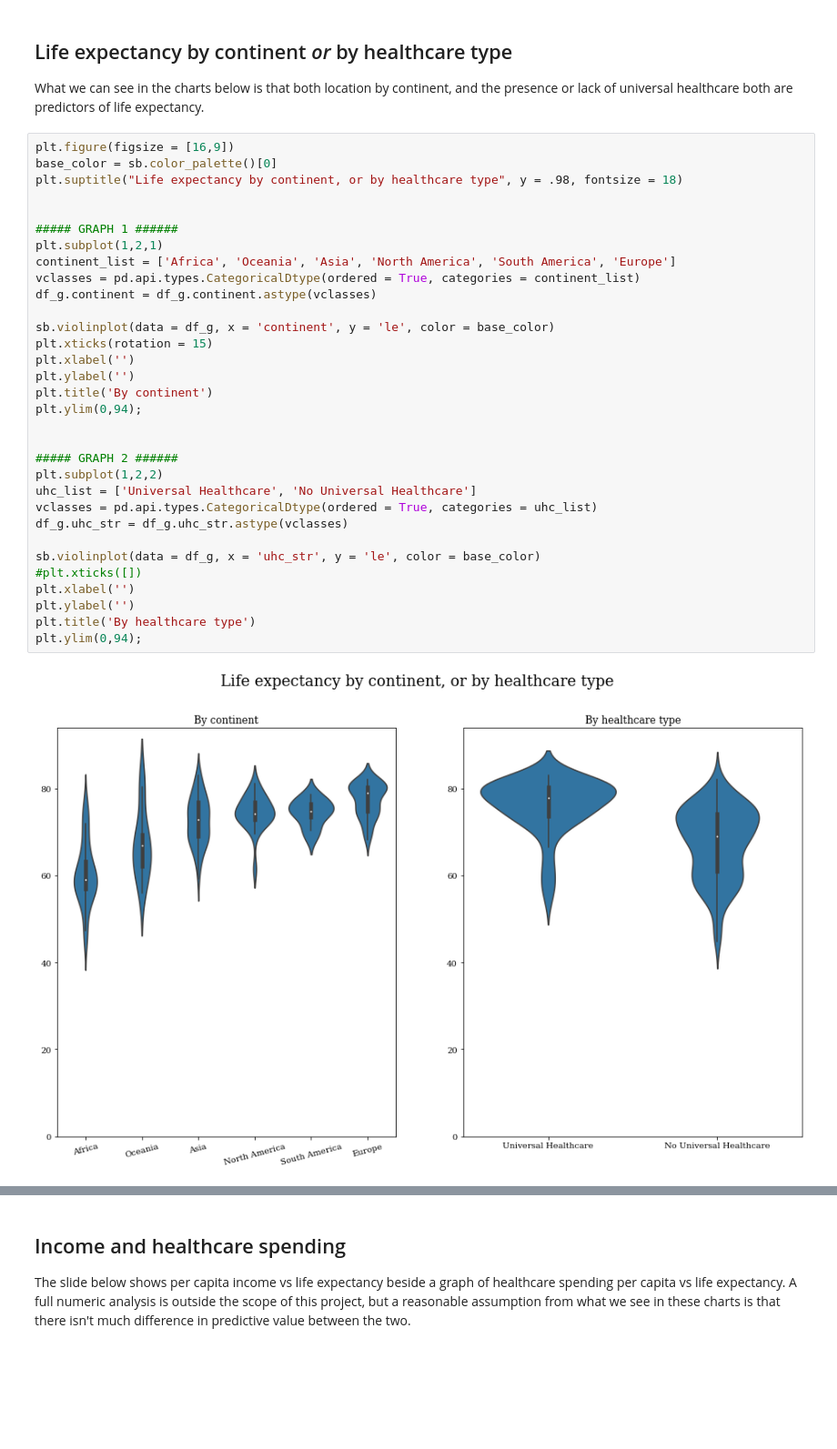
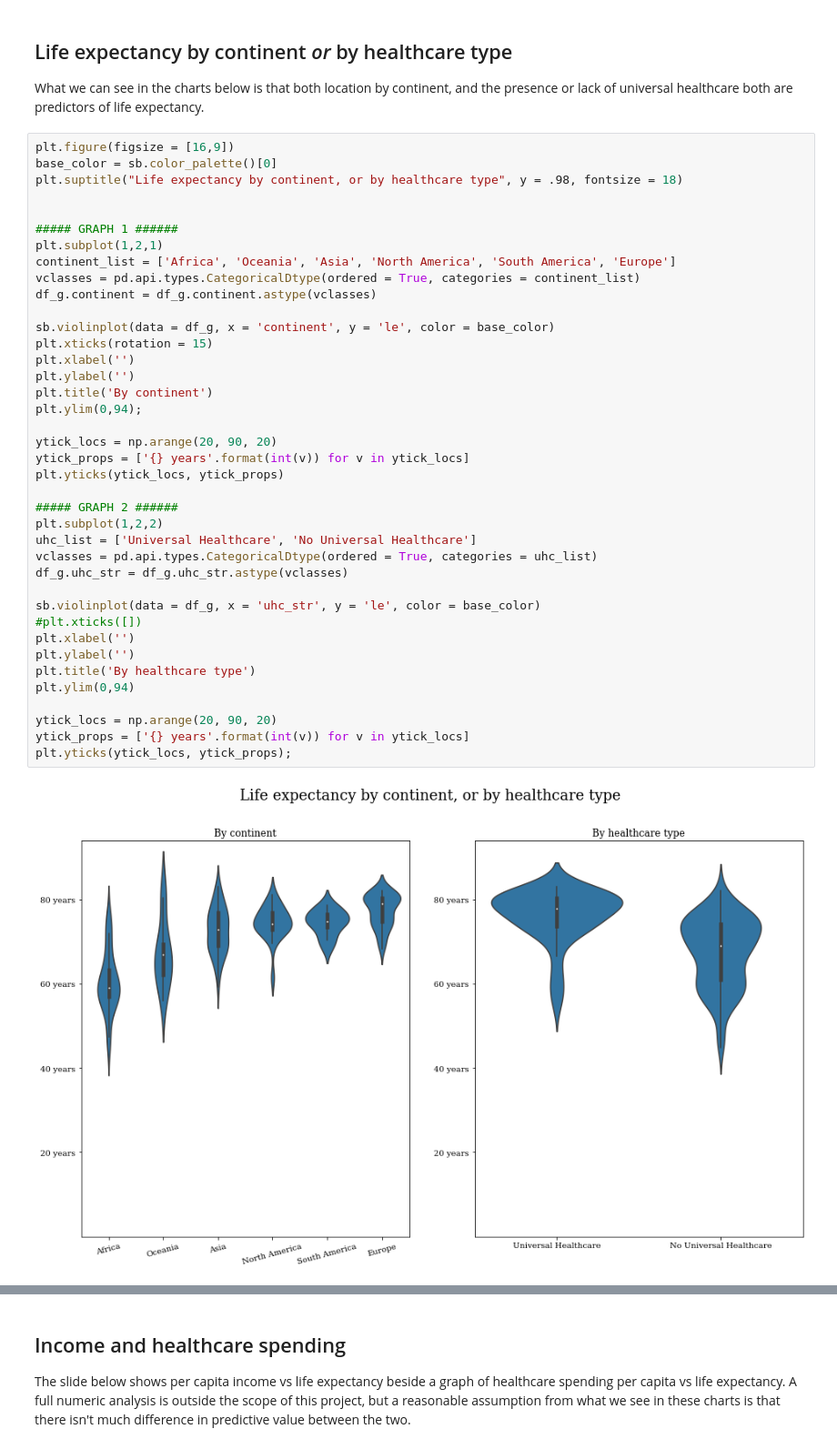
Before and after one commit to mullendavidh/nanodegree-project-5, a Jupyter notebook: slide_deck.ipynb, the cells around one changed output, grey strips where cells are left out. Shown at 91% size. Drawn from its saved outputs; the diff is of its cells as text; blank space fills up the shorter version.

```diff
--- a/slide_deck.ipynb
+++ b/slide_deck.ipynb
@@ -124,35 +124,42 @@ plt.figure(figsize = [16,9])
 base_color = sb.color_palette()[0]
 plt.suptitle("Life expectancy by continent, or by healthcare type", y = .98, fontsize = 18)
 
 
 ##### GRAPH 1 ######
 plt.subplot(1,2,1)
 continent_list = ['Africa', 'Oceania', 'Asia', 'North America', 'South America', 'Europe']
 vclasses = pd.api.types.CategoricalDtype(ordered = True, categories = continent_list)
 df_g.continent = df_g.continent.astype(vclasses)
 
 sb.violinplot(data = df_g, x = 'continent', y = 'le', color = base_color)
 plt.xticks(rotation = 15)
 plt.xlabel('')
 plt.ylabel('')
 plt.title('By continent')
 plt.ylim(0,94);
 
+ytick_locs = np.arange(20, 90, 20)
+ytick_props = ['{} years'.format(int(v)) for v in ytick_locs]
+plt.yticks(ytick_locs, ytick_props)
 
 ##### GRAPH 2 ######
 plt.subplot(1,2,2)
 uhc_list = ['Universal Healthcare', 'No Universal Healthcare']
 vclasses = pd.api.types.CategoricalDtype(ordered = True, categories = uhc_list)
 df_g.uhc_str = df_g.uhc_str.astype(vclasses)
 
 sb.violinplot(data = df_g, x = 'uhc_str', y = 'le', color = base_color)
 #plt.xticks([])
 plt.xlabel('')
 plt.ylabel('')
 plt.title('By healthcare type')
-plt.ylim(0,94);
+plt.ylim(0,94)
+
+ytick_locs = np.arange(20, 90, 20)
+ytick_props = ['{} years'.format(int(v)) for v in ytick_locs]
+plt.yticks(ytick_locs, ytick_props);
 # %% [output]
-[figure, old version]
+[figure, new version]
 # %% [markdown]
 ## Life expectancy by continent _and_ healthcare type
 
```
Also changed, not shown: parts of 8 cells of this notebook, 4 other files.
